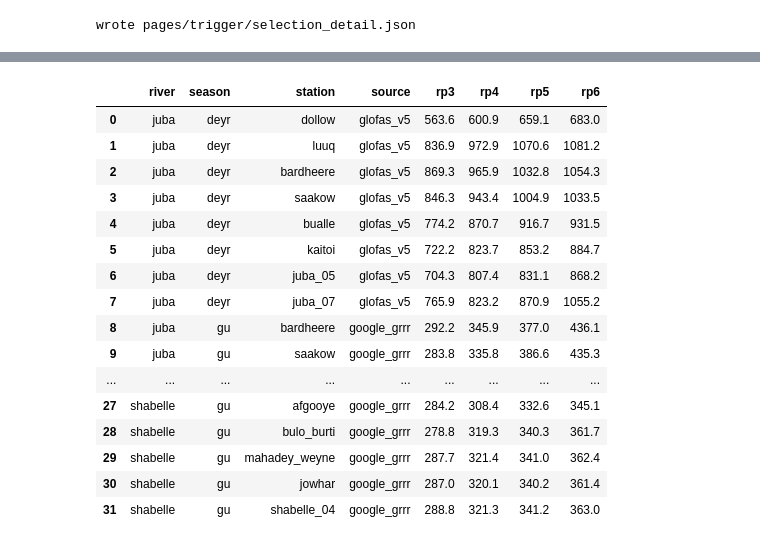
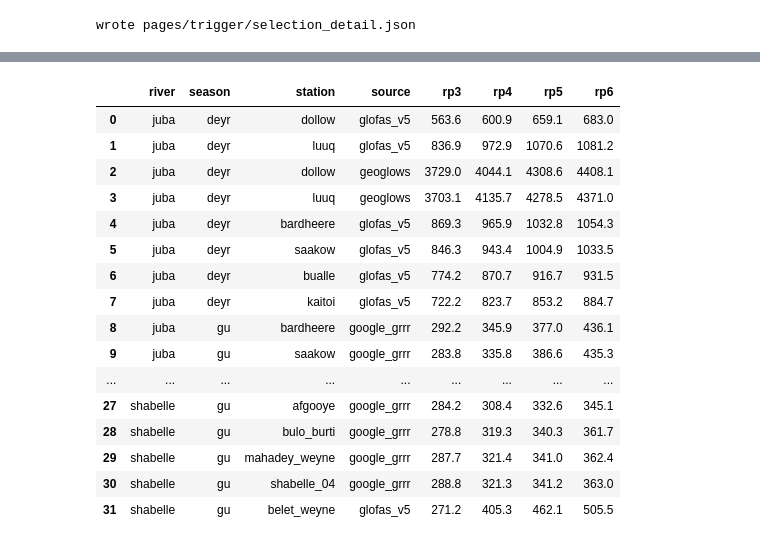
Before and after one commit to OCHA-DAP/ds-aa-som-floods, a Jupyter notebook: analysis/11_multisource_trigger.ipynb, the cells around one changed output, grey strips where cells are left out. Saved outputs shown, nothing was run; the diff lists cells and outputs as text; code cells hidden in the pictures.

```diff
--- a/analysis/11_multisource_trigger.ipynb
+++ b/analysis/11_multisource_trigger.ipynb
@@ -227,18 +275,27 @@ fig, axes = plt.subplots(1, 2, figsize=(13.5, 8.2))
 for ax, season in zip(axes, ["gu", "deyr"]):
     adm1.plot(ax=ax, color="#F5F6F7", edgecolor="white", linewidth=0.6)
     bufs.plot(ax=ax, color="#D8E4EE")
-    chosen = sel[sel.season == season].set_index("station")
+    chosen = sel[sel.season == season]
+    by_stn = {stn: g for stn, g in chosen.groupby("station")}
     for key, st in STATIONS.items():
-        if key in chosen.index:
-            r = chosen.loc[key]
+        if key in by_stn:
+            g = by_stn[key].sort_values("best_rho", ascending=False)
             is_ref = key in ("belet_weyne", "luuq")
+            # primary model = filled marker; a second model = an outer ring
             ax.scatter(st.lon, st.lat, s=200 if is_ref else 90,
                        marker="*" if is_ref else "o",
-                       color=SOURCE_COLORS[r.source], edgecolors=INK,
+                       color=SOURCE_COLORS[g.source.iloc[0]], edgecolors=INK,
                        linewidths=1.1, zorder=6 if is_ref else 5)
-            ax.annotate(f"{key.replace('_', ' ')}  ({r.best_rho:.2f})",
-                        (st.lon, st.lat), textcoords="offset points",
-                        xytext=(7, 3), fontsize=7, color=INK)
+            if len(g) > 1:
+                ax.scatter(st.lon, st.lat, s=460 if is_ref else 240,
+                           marker="o", facecolors="none",
+                           edgecolors=SOURCE_COLORS[g.source.iloc[1]],
+                           linewidths=2.0, zorder=5)
+            label = f"{key.replace('_', ' ')}  ({g.best_rho.iloc[0]:.2f})"
+            if len(g) > 1:
+                label += " x2"
+            ax.annotate(label, (st.lon, st.lat), textcoords="offset points",
+                        xytext=(9, 3), fontsize=7, color=INK)
         else:
             ax.scatter(st.lon, st.lat, s=26, color="#B9C2CA",
                        edgecolors="white", linewidths=0.5, zorder=4)
@@ -249,10 +306,7 @@ for ax, season in zip(axes, ["gu", "deyr"]):
             color=C_JUBA, alpha=0.65, rotation=68)
     ax.text(46.25, 3.30, "SHABELLE", fontsize=13, fontweight="bold",
             color=C_SHAB, alpha=0.65, rotation=-55)
-    src_here = sel[sel.season == season].source.unique()
-    ax.set_title(f"{season.capitalize()} window — selected stations "
-                 f"({', '.join(s.replace('_', ' ') for s in src_here)})",
-                 loc="left", fontsize=11)
+    ax.set_title(f"{season.capitalize()} window — selected pairs", loc="left", fontsize=11)
     ax.set_xlim(40.6, 47.8)
     ax.set_ylim(-1.4, 5.9)
     ax.set_axis_off()
@@ -261,11 +315,13 @@ handles = ([plt.Line2D([], [], color=SOURCE_COLORS[s], marker="o", ls="",
             for s in ["google_grrr", "glofas_v5", "geoglows"]]
            + [plt.Line2D([], [], color=INK, marker="*", ls="", markersize=13,
                          markerfacecolor="white", label="reference gauge (star)"),
+              plt.Line2D([], [], color=INK, marker="o", ls="", markersize=11,
+                         markerfacecolor="none", label="outer ring = second model"),
               plt.Line2D([], [], color="#B9C2CA", marker="o", ls="", markersize=6,
                          label="registry point, not selected")])
 axes[0].legend(handles=handles, fontsize=8, loc="lower right")
 fig.suptitle("The station network: 18 registry points on the Juba and Shabelle, "
-             "colored by the provider that carries them",
+             "colored by the model(s) that carry them",
              fontweight="bold", color=INK, fontsize=12.5, y=0.98)
 plt.tight_layout()
 save_fig(fig, "map_stations")
@@ -284,10 +340,9 @@ for (river, season), grp in corr[corr.benchmark == "swalim"].groupby(["river", "
             m = g[g.source == src]
             row[src] = ({"rho": round(float(m.best_rho.iloc[0]), 3),
                          "lag": int(m.best_lag.iloc[0])} if len(m) else None)
-        picked = [s for s in SOURCES if (stn, s) in keys]
-        row["selected"] = picked[0] if picked else None
+        row["selected"] = [s for s in SOURCES if (stn, s) in keys]
         rows.append(row)
-    order = {s: i for i, s in enumerate(chosen.station)}
+    order = {s: i for i, s in enumerate(dict.fromkeys(chosen.station))}
     rows.sort(key=lambda r: (order.get(r["station"], 99), r["station"]))
     detail[f"{river}_{season}"] = rows
 (FIGS.parent / "selection_detail.json").write_text(json.dumps(detail, separators=(",", ":")))
@@ -305,35 +358,35 @@ own climatology (magnitude bias between sources cancels out).
 # %%
 daily, th_rows = {}, []
 for _, r in sel.iterrows():
     s = dd[(dd.file_source == r.source) & (dd.station == r.station)].set_index("date")["discharge"]
     s = s[s.index.month.isin(SEASONS[r.season])]
     s = s[(s.index.year >= YEARS[0]) & (s.index.year <= YEARS[1])]
-    daily[(r.river, r.season, r.station)] = s
+    daily[(r.river, r.season, r.station, r.source)] = s
     am = s.groupby(s.index.year).max().dropna()
     row = {"river": r.river, "season": r.season, "station": r.station, "source": r.source}
     for rp in RP_LEVELS:
         row[f"rp{rp}"] = weibull_threshold(am.values, rp)
     th_rows.append(row)
 th = pd.DataFrame(th_rows)
 th.round(1)
 # %% [output]
 |  | river | season | station | source | rp3 | rp4 | rp5 | rp6 |
 | 0 | juba | deyr | dollow | glofas_v5 | 563.6 | 600.9 | 659.1 | 683.0 |
 | 1 | juba | deyr | luuq | glofas_v5 | 836.9 | 972.9 | 1070.6 | 1081.2 |
-| 2 | juba | deyr | bardheere | glofas_v5 | 869.3 | 965.9 | 1032.8 | 1054.3 |
-| 3 | juba | deyr | saakow | glofas_v5 | 846.3 | 943.4 | 1004.9 | 1033.5 |
-| 4 | juba | deyr | bualle | glofas_v5 | 774.2 | 870.7 | 916.7 | 931.5 |
-| 5 | juba | deyr | kaitoi | glofas_v5 | 722.2 | 823.7 | 853.2 | 884.7 |
-| 6 | juba | deyr | juba_05 | glofas_v5 | 704.3 | 807.4 | 831.1 | 868.2 |
-| 7 | juba | deyr | juba_07 | glofas_v5 | 765.9 | 823.2 | 870.9 | 1055.2 |
+| 2 | juba | deyr | dollow | geoglows | 3729.0 | 4044.1 | 4308.6 | 4408.1 |
+| 3 | juba | deyr | luuq | geoglows | 3703.1 | 4135.7 | 4278.5 | 4371.0 |
+| 4 | juba | deyr | bardheere | glofas_v5 | 869.3 | 965.9 | 1032.8 | 1054.3 |
+| 5 | juba | deyr | saakow | glofas_v5 | 846.3 | 943.4 | 1004.9 | 1033.5 |
+| 6 | juba | deyr | bualle | glofas_v5 | 774.2 | 870.7 | 916.7 | 931.5 |
+| 7 | juba | deyr | kaitoi | glofas_v5 | 722.2 | 823.7 | 853.2 | 884.7 |
 | 8 | juba | gu | bardheere | google_grrr | 292.2 | 345.9 | 377.0 | 436.1 |
 | 9 | juba | gu | saakow | google_grrr | 283.8 | 335.8 | 386.6 | 435.3 |
 | ... | ... | ... | ... | ... | ... | ... | ... | ... |
 | 27 | shabelle | gu | afgooye | google_grrr | 284.2 | 308.4 | 332.6 | 345.1 |
 | 28 | shabelle | gu | bulo_burti | google_grrr | 278.8 | 319.3 | 340.3 | 361.7 |
 | 29 | shabelle | gu | mahadey_weyne | google_grrr | 287.7 | 321.4 | 341.0 | 362.4 |
-| 30 | shabelle | gu | jowhar | google_grrr | 287.0 | 320.1 | 340.2 | 361.4 |
-| 31 | shabelle | gu | shabelle_04 | google_grrr | 288.8 | 321.3 | 341.2 | 363.0 |
+| 30 | shabelle | gu | shabelle_04 | google_grrr | 288.8 | 321.3 | 341.2 | 363.0 |
+| 31 | shabelle | gu | belet_weyne | glofas_v5 | 271.2 | 405.3 | 462.1 | 505.5 |
 # %% [markdown]
 ## C. Action trigger: per-window grids and the basin-level search
 
```
Also changed, not shown: parts of 57 cells of this notebook, 13 other files.
